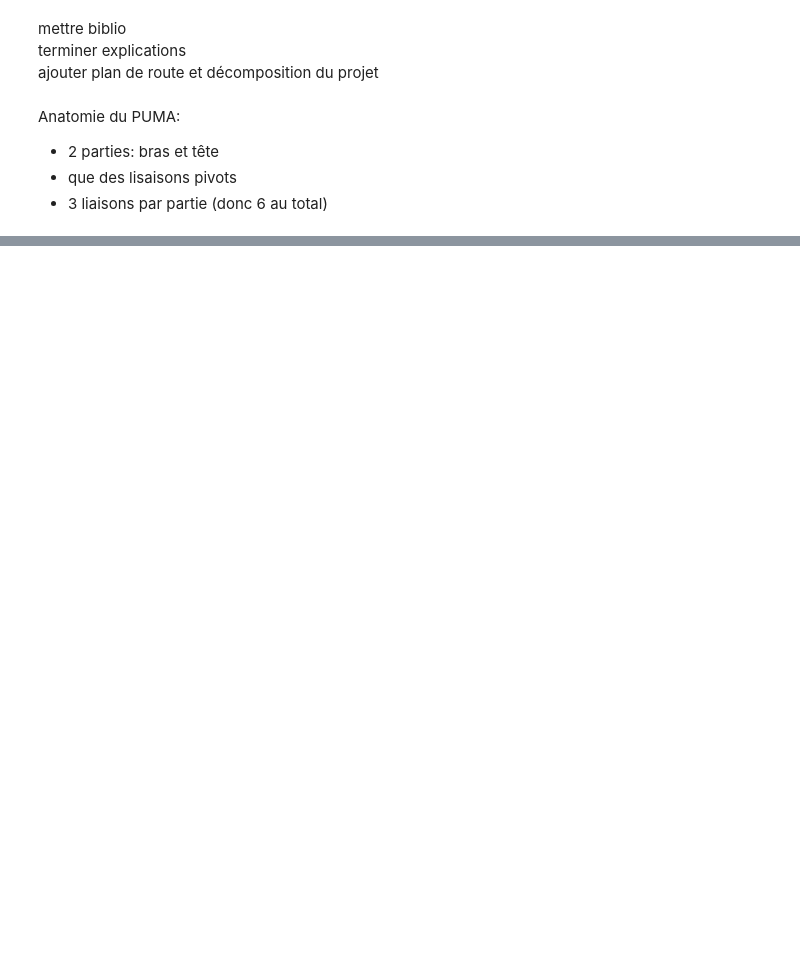
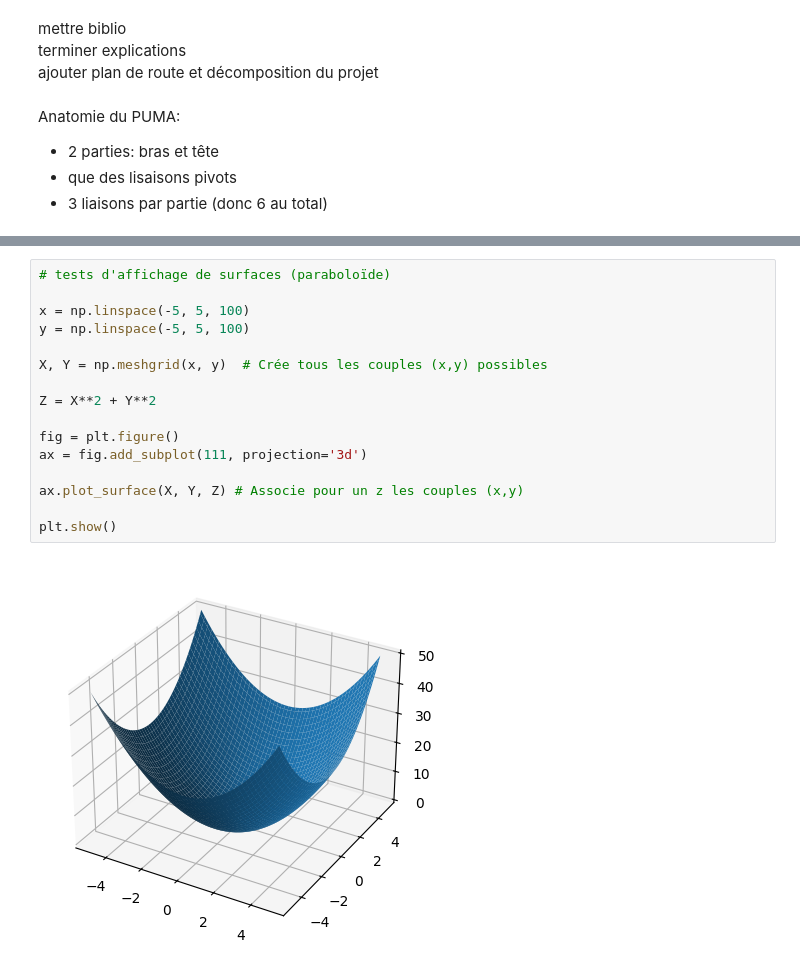
Before and after one commit to erwan-maugeri/Robot-Puma, a Jupyter notebook: cr_stage.ipynb, the cells around one changed output, grey strips where cells are left out. Drawn from its saved outputs; the diff is of its cells as text; blank space fills up the shorter version.

```diff
--- a/cr_stage.ipynb
+++ b/cr_stage.ipynb
@@ -49,0 +141,18 @@ I_q3 = (-225, 45)
+# %%
+# tests d'affichage de surfaces (paraboloïde)
+
+x = np.linspace(-5, 5, 100)
+y = np.linspace(-5, 5, 100)
+
+X, Y = np.meshgrid(x, y)  # Crée tous les couples (x,y) possibles
+
+Z = X**2 + Y**2
+
+fig = plt.figure()
+ax = fig.add_subplot(111, projection='3d')
+
+ax.plot_surface(X, Y, Z) # Associe pour un z les couples (x,y)
+
+plt.show()
+# %% [output]
+[figure, added]
```
Also changed, not shown: parts of 20 cells of this notebook, 1 other file.
